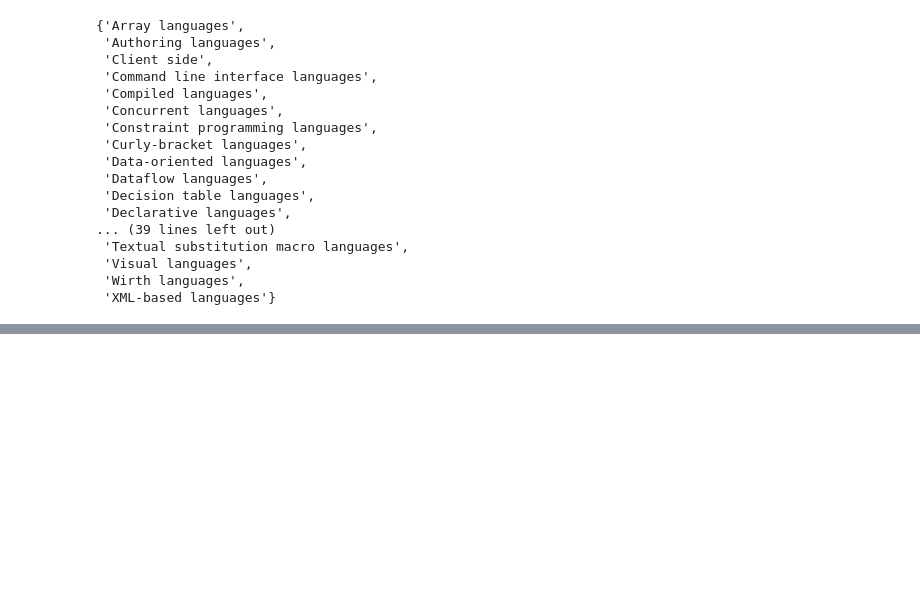
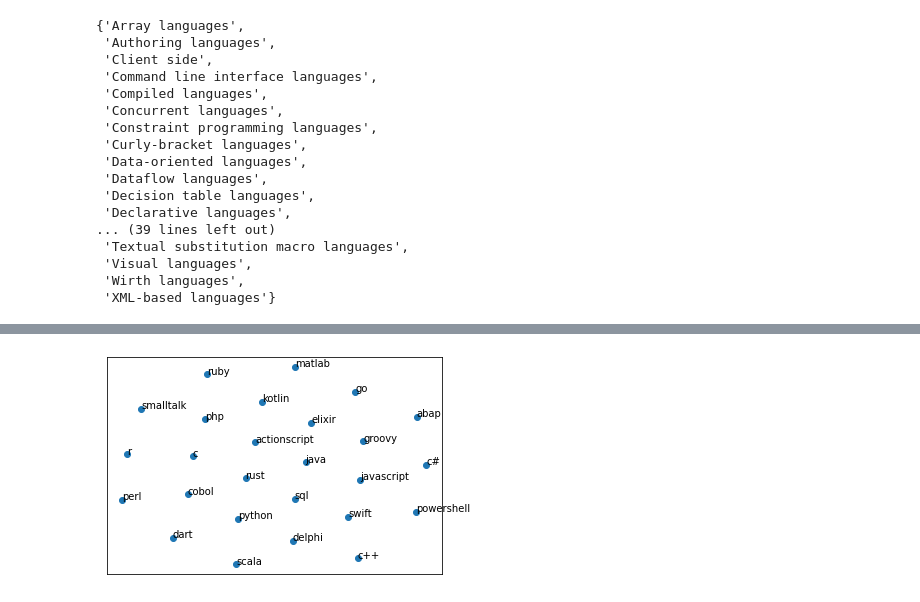
Before and after one commit to seppo0010/sysarmy-sueldos-2020.1, a Jupyter notebook: notebook/Lenguajes de programación.ipynb, the cells around one changed output, grey strips where cells are left out. Cells and saved outputs as stored; diff of their text form; code cells hidden in the pictures; blank space fills up the shorter version.

```diff
--- a/notebook/Lenguajes de programación.ipynb
+++ b/notebook/Lenguajes de programación.ipynb
@@ -197,0 +204,10 @@ df_languages
+# %%
+_, ax = plt.subplots(1, 1)
+df_languages_embedded = TSNE(n_components=2).fit_transform(df_languages.drop('count', axis=1))
+ax.scatter(df_languages_embedded[:, 0], df_languages_embedded[:, 1])
+for lang, (x, y) in zip(df_languages.index, df_languages_embedded):
+    ax.annotate(lang, (x, y))
+ax.set_xticks([]);
+ax.set_yticks([]);
+# %% [output]
+[figure, added]
```
Also changed, not shown: parts of 16 cells of this notebook.
